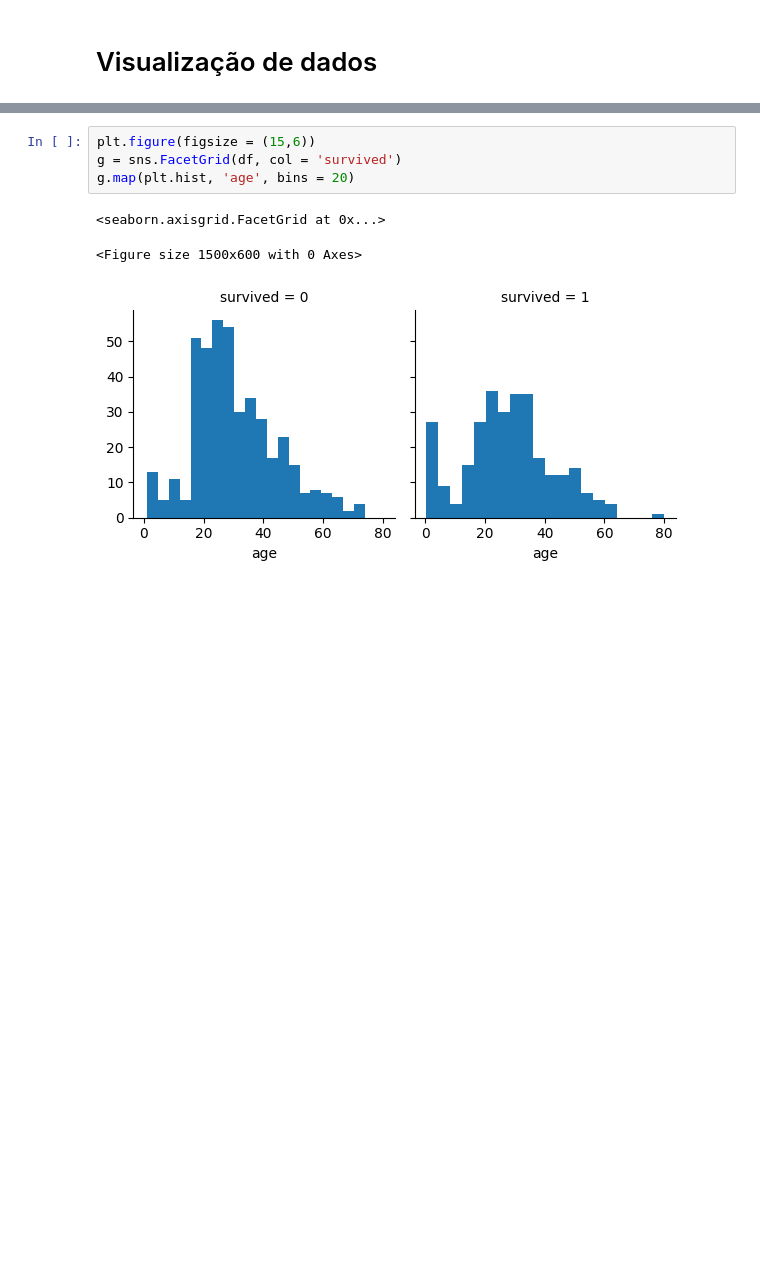
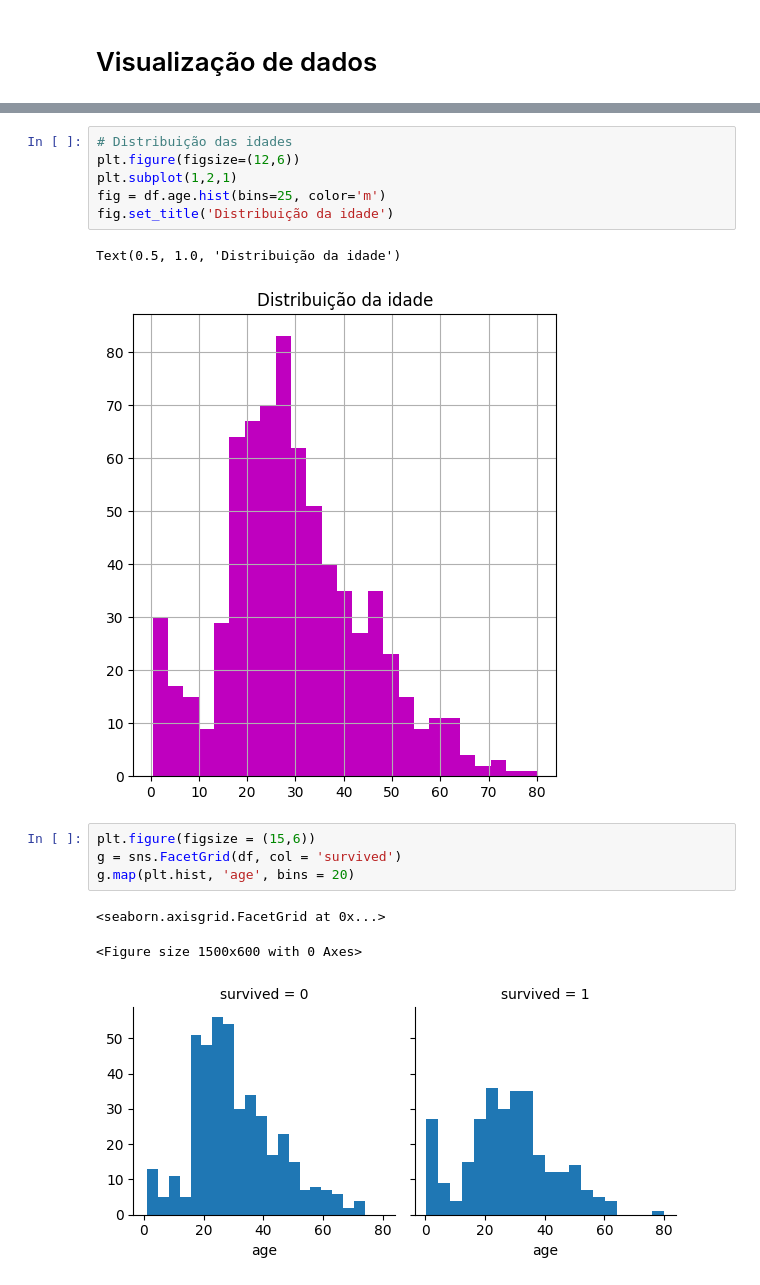
Before and after one commit to mariliafcborba/Titanic, a Jupyter notebook: Titanic.ipynb, the cells around one changed output, grey strips where cells are left out. Drawn from its saved outputs; the diff is of its cells as text; blank space fills up the shorter version.

```diff
--- a/Titanic.ipynb
+++ b/Titanic.ipynb
@@ -194,3 +351,12 @@ tt
+# %%
+# Distribuição das idades
+plt.figure(figsize=(12,6))
+plt.subplot(1,2,1)
+fig = df.age.hist(bins=25, color='m')
+fig.set_title('Distribuição da idade')
+# %% [output]
+Text(0.5, 1.0, 'Distribuição da idade')
+[figure, added]
 # %%
 plt.figure(figsize = (15,6))
 g = sns.FacetGrid(df, col = 'survived')
```
Also changed, not shown: parts of 42 cells of this notebook.
